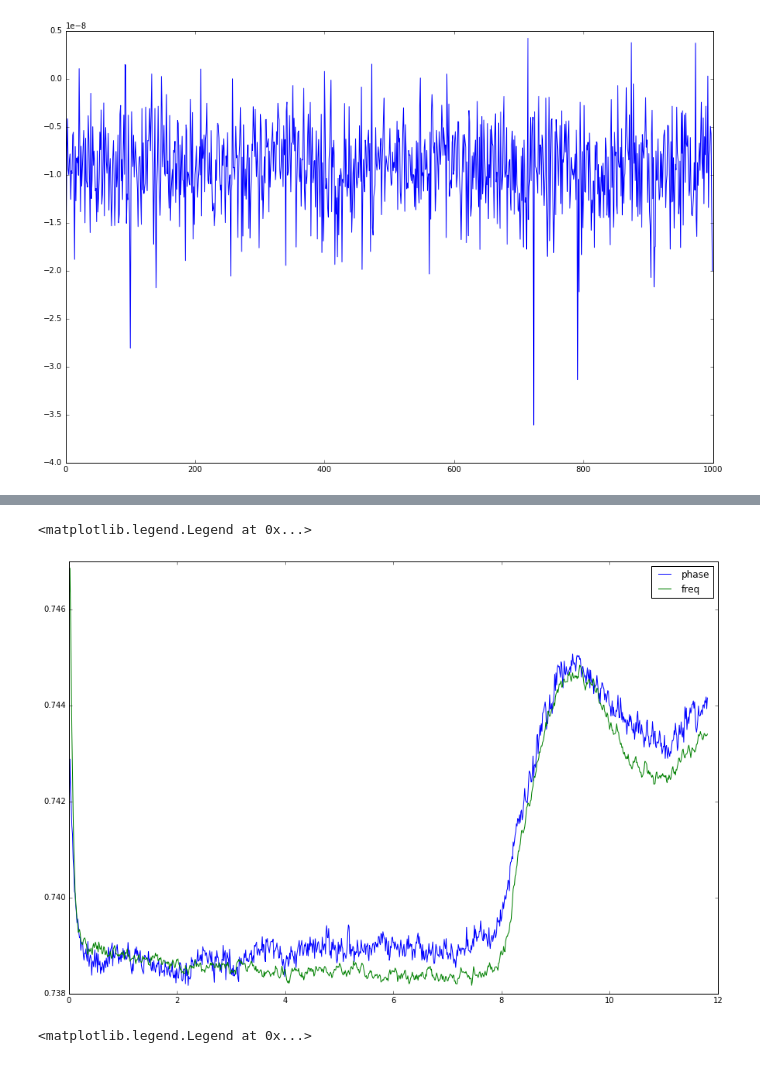
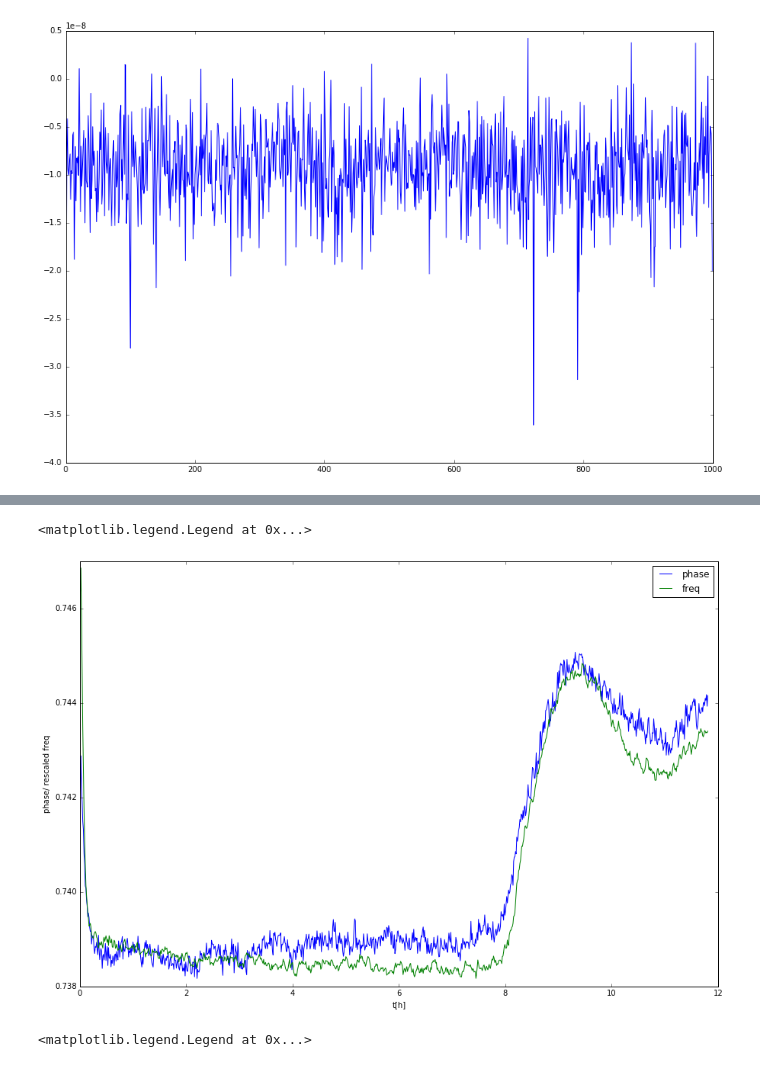
Before and after one commit to bmxdemo/bmxproject, a Jupyter notebook: ipynb/tonetone.ipynb, the cells around one changed output, grey strips where cells are left out. Saved outputs shown, nothing was run; the diff lists cells and outputs as text; code cells hidden in the pictures.

```diff
--- a/ipynb/tonetone.ipynb
+++ b/ipynb/tonetone.ipynb
@@ -48,11 +57,13 @@ plt.plot(chxa/np.sqrt(ch1*ch2)-1)
 # %%
 plt.figure(figsize=(15,10))
 plt.plot(ta,chxp,label='phase')
 plt.plot(ta,freq/70+0.766,label='freq')
+plt.ylabel("phase/ rescaled freq")
+plt.xlabel("t[h]")
 plt.legend()
 # %% [output]
 <matplotlib.legend.Legend at 0x...>
-[figure, old version]
+[figure, new version]
 # %%
 plt.figure(figsize=(15,10))
 plt.plot(ch2,ch1,'bo',label='ch1-ch2')
```
Also changed, not shown: parts of 3 cells of this notebook.
